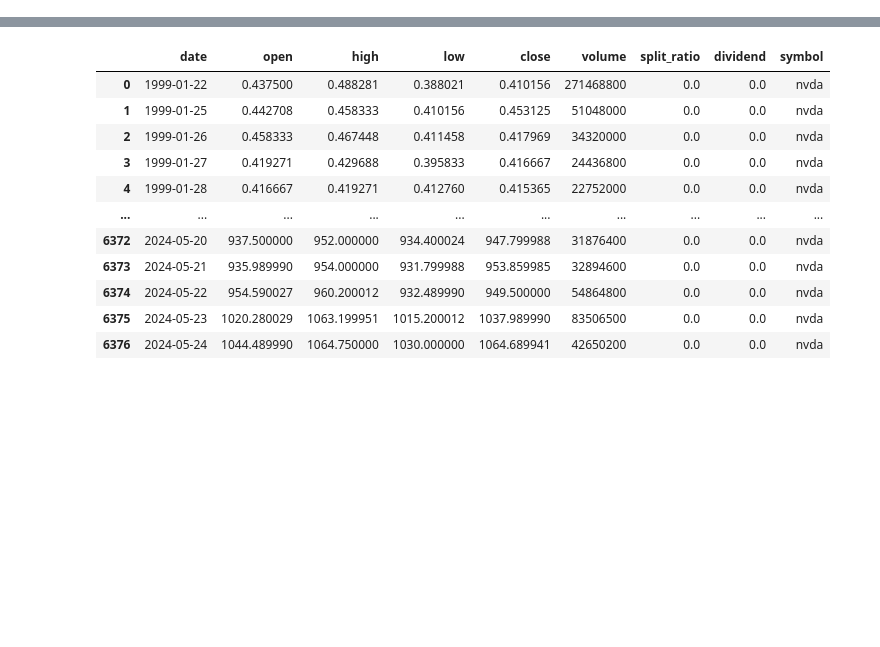
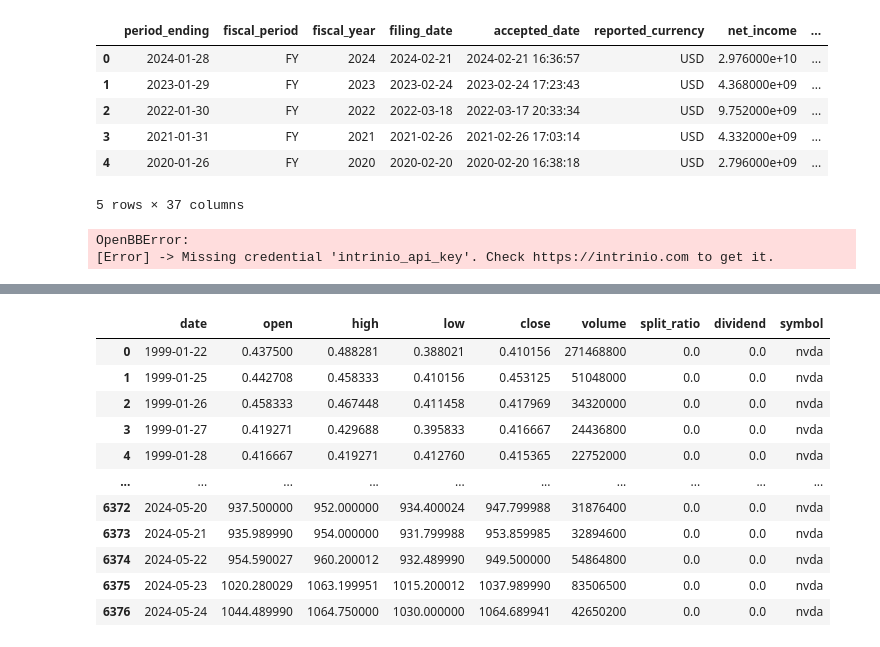
Before and after one commit to lxy000719/finance, a Jupyter notebook: stock.ipynb, the cells around one changed output, grey strips where cells are left out. Cells and saved outputs as stored; diff of their text form; code cells hidden in the pictures; blank space fills up the shorter version.

```diff
--- a/stock.ipynb
+++ b/stock.ipynb
@@ -52,0 +95,11 @@ obb.equity.fundamental.income(symbol='AAPL', provider='yfinance')
+# %%
+cash = obb.equity.fundamental.cash('nvda', provider='fmp', limit=150, period='annual')
+cash
+# %% [output]
+|  | period_ending | fiscal_period | fiscal_year | filing_date | accepted_date | reported_currency | net_income | ... |
+| 0 | 2024-01-28 | FY | 2024 | 2024-02-21 | 2024-02-21 16:36:57 | USD | 2.976000e+10 | ... |
+| 1 | 2023-01-29 | FY | 2023 | 2023-02-24 | 2023-02-24 17:23:43 | USD | 4.368000e+09 | ... |
+| 2 | 2022-01-30 | FY | 2022 | 2022-03-18 | 2022-03-17 20:33:34 | USD | 9.752000e+09 | ... |
+| 3 | 2021-01-31 | FY | 2021 | 2021-02-26 | 2021-02-26 17:03:14 | USD | 4.332000e+09 | ... |
+| 4 | 2020-01-26 | FY | 2020 | 2020-02-20 | 2020-02-20 16:38:18 | USD | 2.796000e+09 | ... |
+5 rows × 37 columns
@@ -52,0 +108,6 @@ obb.equity.fundamental.income(symbol='AAPL', provider='yfinance')
+# %%
+marketcap = obb.equity.fundamental.historical_attributes('nvda', tag='marketcap', provider='intrinio', period='quarter')
+marketcap
+# %% [output]
+OpenBBError:
+[Error] -> Missing credential 'intrinio_api_key'. Check https://intrinio.com to get it.
```
Also changed, not shown: parts of 13 cells of this notebook.
